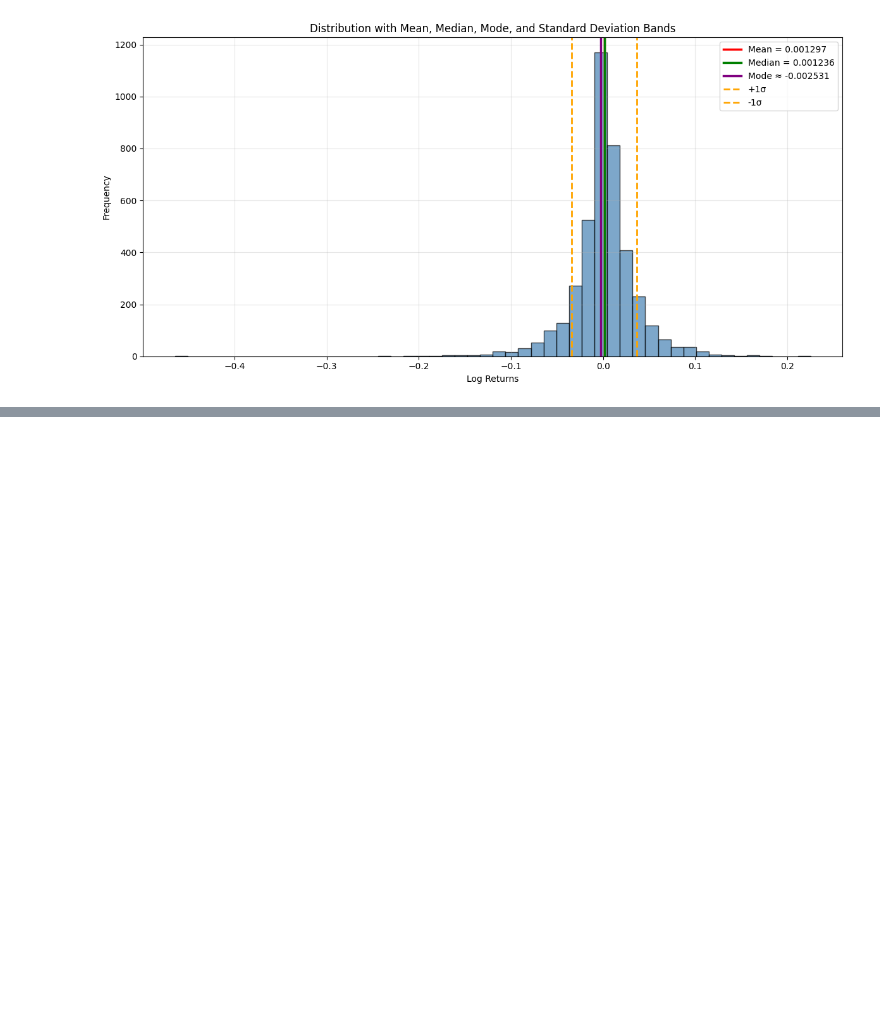
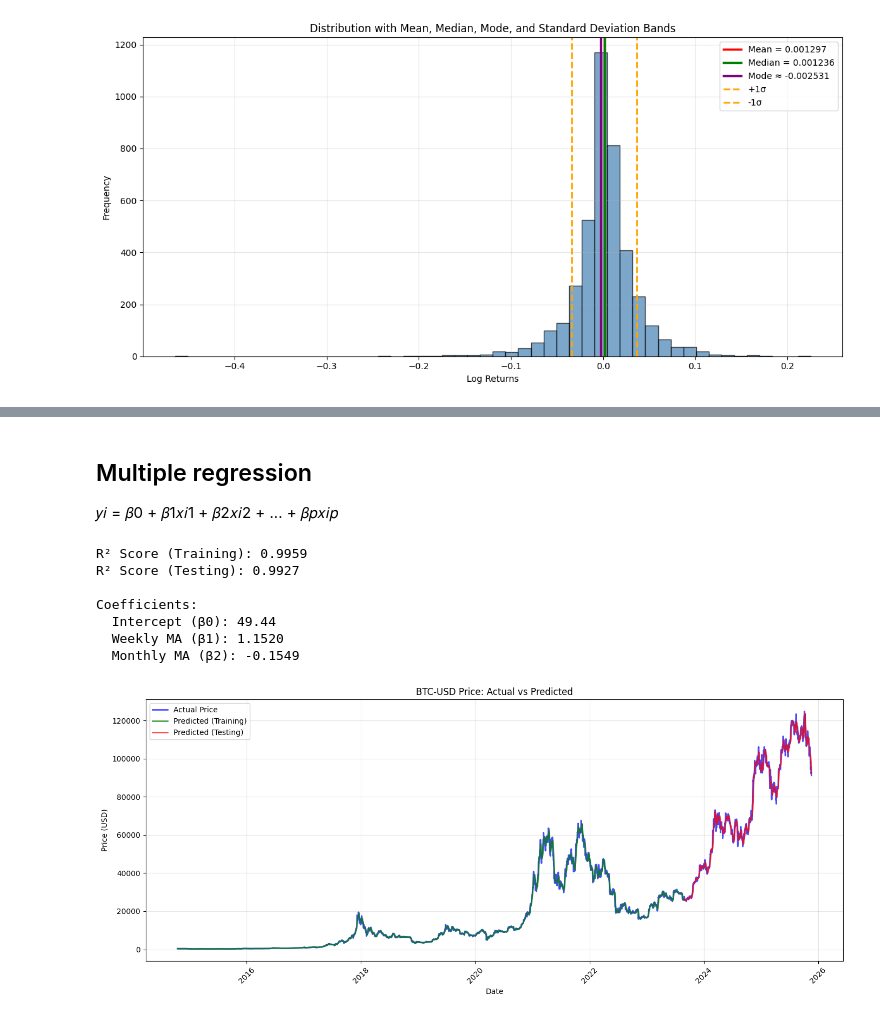
Before and after one commit to krvnsv/applied-statistics, a Jupyter notebook: Final.ipynb, the cells around one changed output, grey strips where cells are left out. Cells and saved outputs as stored; diff of their text form; code cells hidden in the pictures; blank space fills up the shorter version.

```diff
--- a/Final.ipynb
+++ b/Final.ipynb
@@ -240,0 +446,68 @@ plt.show()
+# %% [markdown]
+## Multiple regression
+𝑦𝑖 = 𝛽0 + 𝛽1𝑥𝑖1 + 𝛽2𝑥𝑖2 + ... + 𝛽𝑝𝑥𝑖𝑝
+# %%
+# Create moving averages (independent variables (X))
+df['Weekly_MA'] = df['Close'].rolling(window=7).mean()
+df['Monthly_MA'] = df['Close'].rolling(window=30).mean()
+
+# Drop 30 rows with NaN values (from moving averages)
+df_clean = df.dropna().reset_index(drop=True)
+
+# Define dependent and independent variables
+y = df_clean['Close'].values  # Dependent variable
+X = df_clean[['Weekly_MA', 'Monthly_MA']].values  # Independent variables
+
+# Split data: 80% training, 20% testing
+X_train, X_test, y_train, y_test = train_test_split(X, y, test_size=0.2, random_state=42, shuffle=False)
+# shuffle false since its time-series data
+
+
+# Get corresponding dates for train and test
+dates_train = df_clean['Date'].iloc[:len(X_train)].values # np array with X_train rows
+dates_test = df_clean['Date'].iloc[len(X_train):].values # np array with X_test rows
+
+# Train the model
+model = LinearRegression() # creates an empty Linear Regression model object
+model.fit(X_train, y_train) # do the math - identify the coefficients
+
+# Make predictions
+y_pred_train = model.predict(X_train) # apply the formula with the learned coefficients
+y_pred_test = model.predict(X_test) # dot product (X multiplied by β vector) plus intercept 𝛽0
+
+# Calculate R² scores
+r2_train = model.score(X_train, y_train) # Predict values, Compute squared errors
+r2_test = model.score(X_test, y_test) # Compare errors to total variance, Return R²
+
+print(f"R² Score (Training): {r2_train:.4f}")
+print(f"R² Score (Testing): {r2_test:.4f}")
+print(f"\nCoefficients:")
+print(f"  Intercept (β0): {model.intercept_:.2f}")
+print(f"  Weekly MA (β1): {model.coef_[0]:.4f}")
+print(f"  Monthly MA (β2): {model.coef_[1]:.4f}")
+
+# Plot results
+plt.figure(figsize=(14, 6))
+
+# Plot all data with predictions
+plt.plot(df_clean['Date'], df_clean['Close'], label='Actual Price', linewidth=2, color='blue', alpha=0.7)
+plt.plot(dates_train, y_pred_train, label='Predicted (Training)', linewidth=2, color='green', alpha=0.7)
+plt.plot(dates_test, y_pred_test, label='Predicted (Testing)', linewidth=2, color='red', alpha=0.7)
+
+plt.xlabel('Date')
+plt.ylabel('Price (USD)')
+plt.title(f'{ticker} Price: Actual vs Predicted')
+plt.legend()
+plt.grid(True, alpha=0.3)
+plt.xticks(rotation=45)
+plt.tight_layout()
+plt.show()
+# %% [output]
+R² Score (Training): 0.9959
+R² Score (Testing): 0.9927
+
+Coefficients:
+  Intercept (β0): 49.44
+  Weekly MA (β1): 1.1520
+  Monthly MA (β2): -0.1549
+[figure, added]
```
Also changed, not shown: parts of 10 cells of this notebook.
